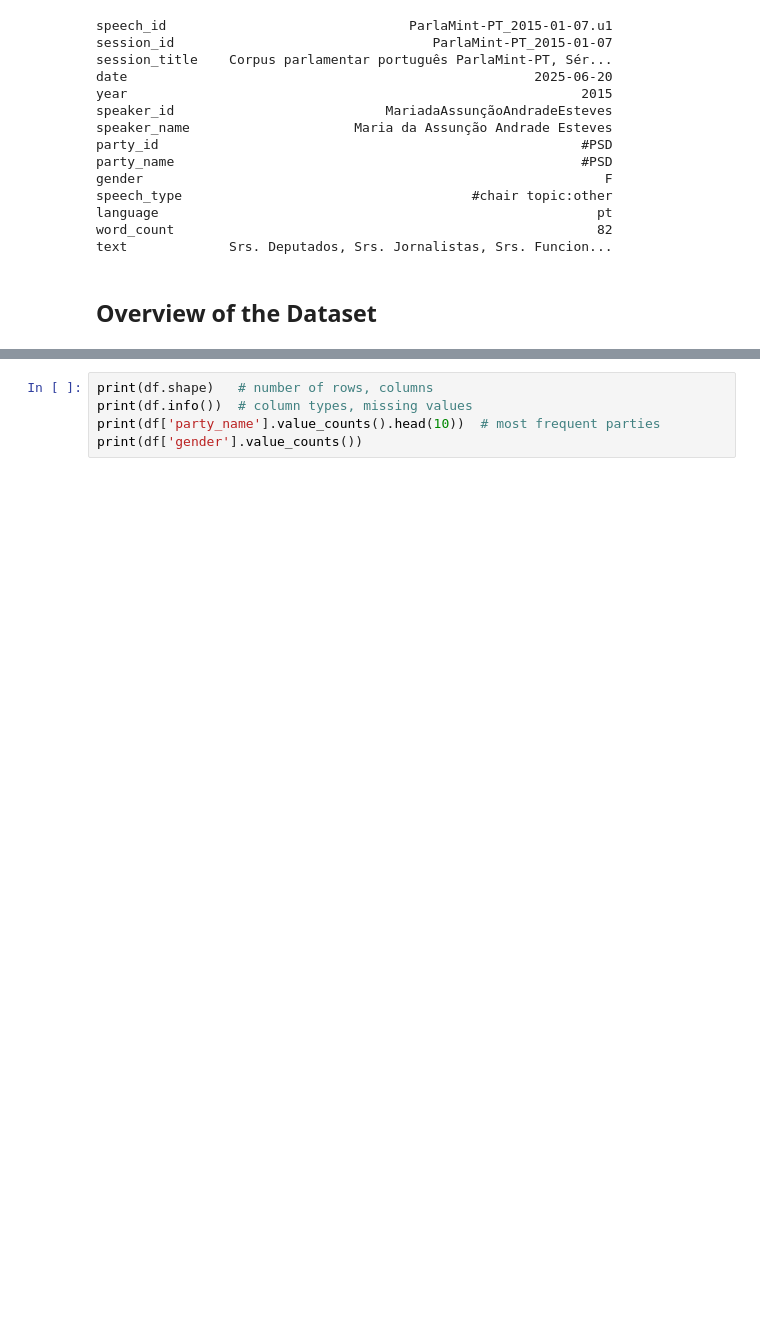
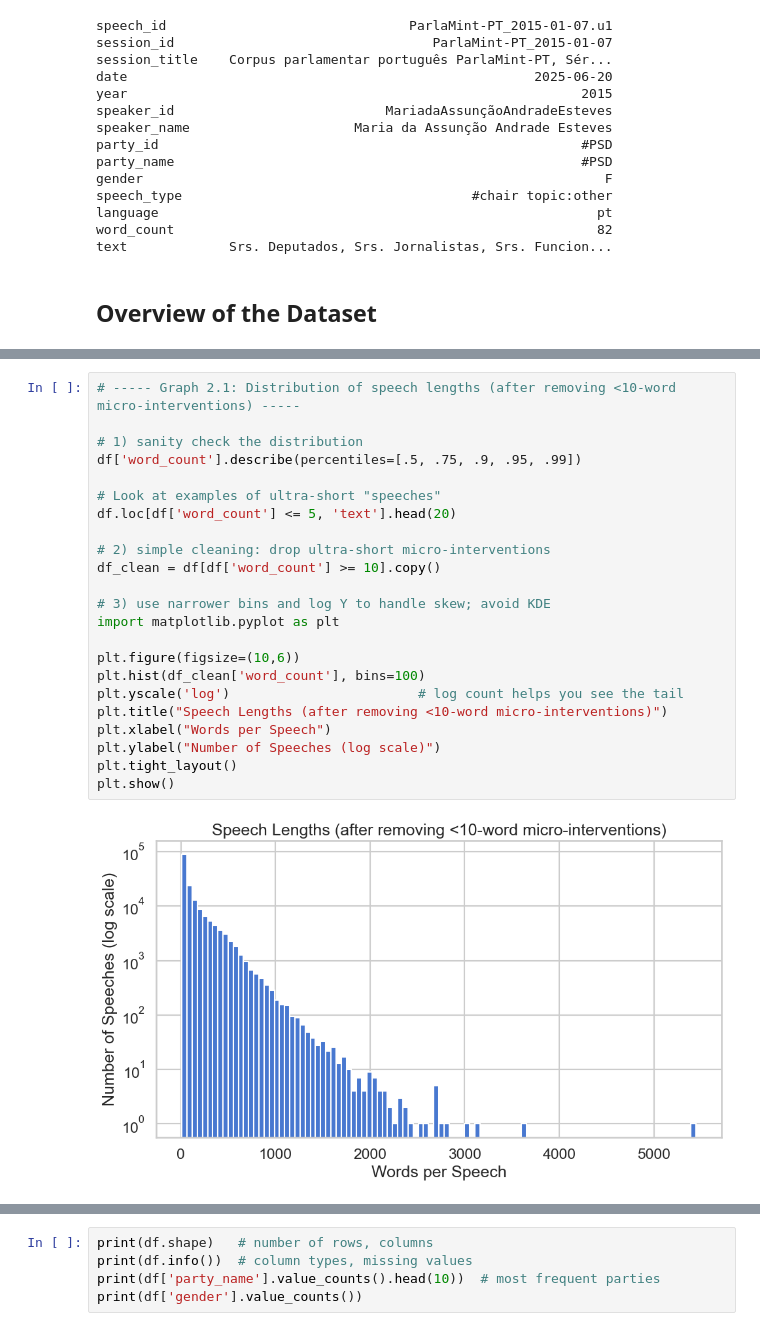
Before and after one commit to elisaonder/master-thesis, a Jupyter notebook: first_approach.ipynb, the cells around one changed output, grey strips where cells are left out. Drawn from its saved outputs; the diff is of its cells as text; blank space fills up the shorter version.

Commit message:
EDA: all the graph interpretation is done. the applause and shouts analysis is still a work in progress

```diff
--- a/first_approach.ipynb
+++ b/first_approach.ipynb
@@ -279,0 +323,25 @@ text             Srs. Deputados, Srs. Jornalistas, Srs. Funcion...
+# %%
+# ----- Graph 2.1: Distribution of speech lengths (after removing <10-word micro-interventions) -----
+
+# 1) sanity check the distribution
+df['word_count'].describe(percentiles=[.5, .75, .9, .95, .99])
+
+# Look at examples of ultra-short "speeches"
+df.loc[df['word_count'] <= 5, 'text'].head(20)
+
+# 2) simple cleaning: drop ultra-short micro-interventions
+df_clean = df[df['word_count'] >= 10].copy()
+
+# 3) use narrower bins and log Y to handle skew; avoid KDE
+import matplotlib.pyplot as plt
+
+plt.figure(figsize=(10,6))
+plt.hist(df_clean['word_count'], bins=100)
+plt.yscale('log')                        # log count helps you see the tail
+plt.title("Speech Lengths (after removing <10-word micro-interventions)")
+plt.xlabel("Words per Speech")
+plt.ylabel("Number of Speeches (log scale)")
+plt.tight_layout()
+plt.show()
+# %% [output]
+[figure, added]
```
Also changed, not shown: parts of 20 cells of this notebook.
